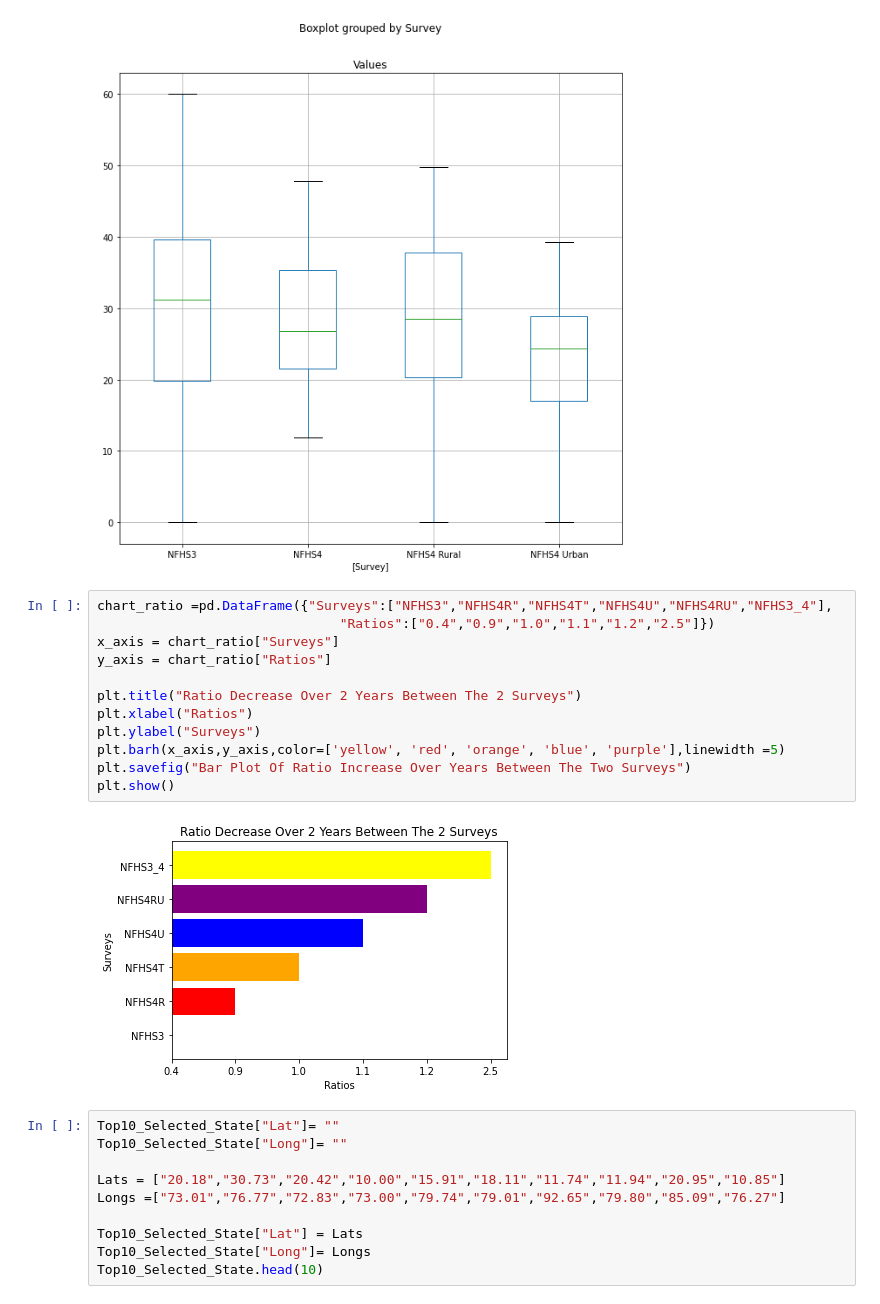
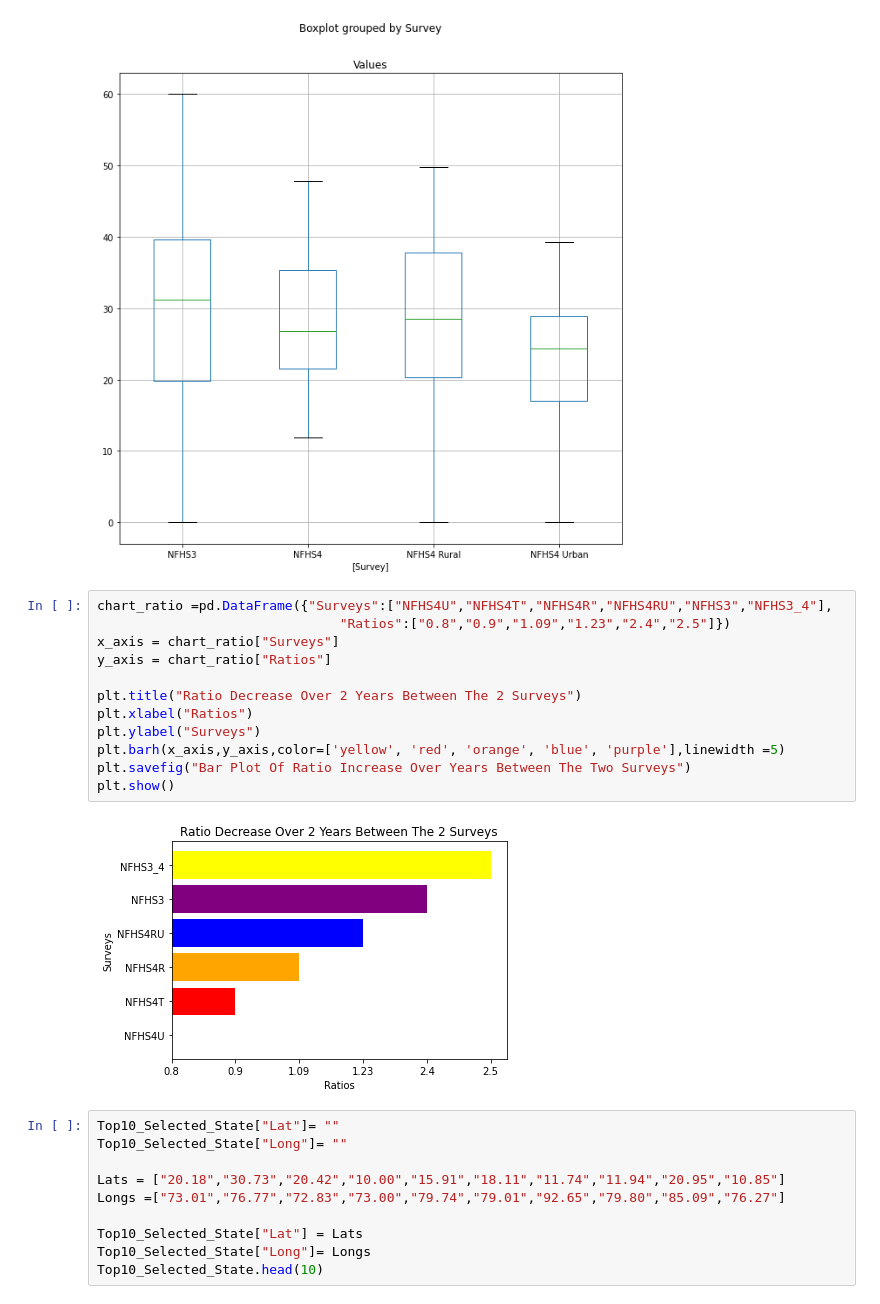
Before and after one commit to narayanan-nithya/Group_Project_Nutritional_Analysis_Of_Children_Under_Age_5, a Jupyter notebook: Complete_Nutritional_Analysis.ipynb, the cells around one changed output. Cells and saved outputs as stored; diff of their text form.

```diff
--- a/Complete_Nutritional_Analysis.ipynb
+++ b/Complete_Nutritional_Analysis.ipynb
@@ -892,19 +892,19 @@ plt.savefig("Bar Plots - NFHS3 Vs NFHS4")
 <Figure size 432x288 with 0 Axes>
 [figure]
 # %%
-chart_ratio =pd.DataFrame({"Surveys":["NFHS3","NFHS4R","NFHS4T","NFHS4U","NFHS4RU","NFHS3_4"],
-                               "Ratios":["0.4","0.9","1.0","1.1","1.2","2.5"]})
+chart_ratio =pd.DataFrame({"Surveys":["NFHS4U","NFHS4T","NFHS4R","NFHS4RU","NFHS3","NFHS3_4"],
+                               "Ratios":["0.8","0.9","1.09","1.23","2.4","2.5"]})
 x_axis = chart_ratio["Surveys"]
 y_axis = chart_ratio["Ratios"]
 
 plt.title("Ratio Decrease Over 2 Years Between The 2 Surveys")
 plt.xlabel("Ratios")
 plt.ylabel("Surveys")
 plt.barh(x_axis,y_axis,color=['yellow', 'red', 'orange', 'blue', 'purple'],linewidth =5)
 plt.savefig("Bar Plot Of Ratio Increase Over Years Between The Two Surveys")
 plt.show()
 # %% [output]
-[figure, old version]
+[figure, new version]
 # %%
 Top10_Selected_State["Lat"]= ""
 Top10_Selected_State["Long"]= ""
```
Also changed, not shown: 2 other files.
